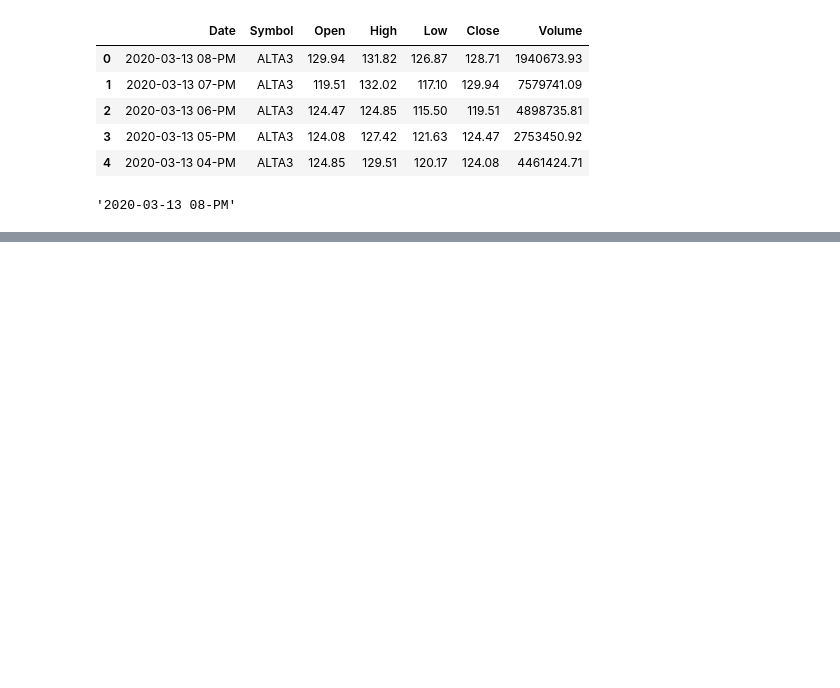
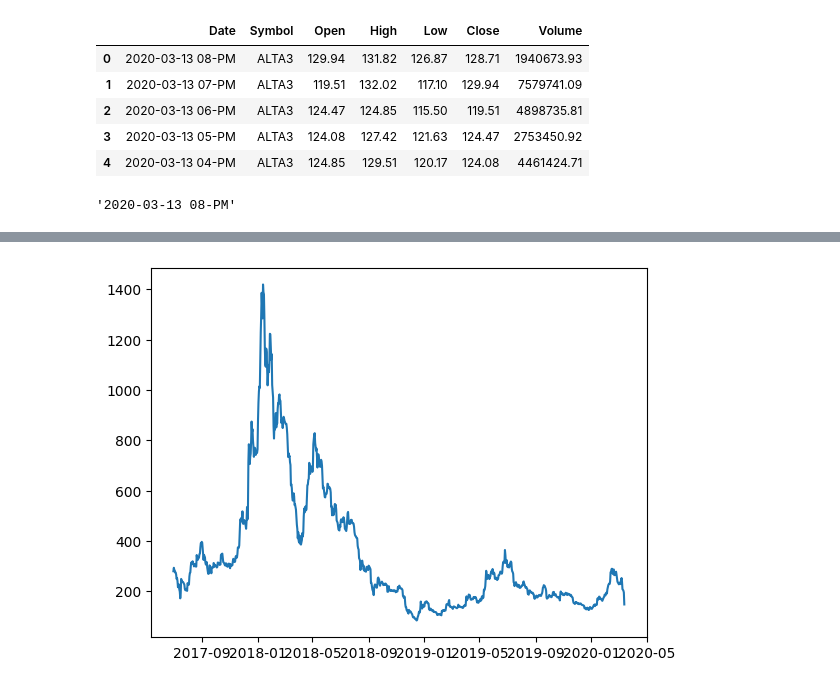
Before and after one commit to zaizarj/mycode, a Jupyter notebook: time-series/timeseries01.ipynb, the cells around one changed output, grey strips where cells are left out. Cells and saved outputs as stored; diff of their text form; code cells hidden in the pictures; blank space fills up the shorter version.

```diff
--- a/time-series/timeseries01.ipynb
+++ b/time-series/timeseries01.ipynb
@@ -23,0 +41,12 @@ DateParseError: Unknown datetime string format, unable to parse: 2020-03-13 08-P
+# %%
+import pandas as pd
+from datetime import datetime
+
+# `timelord` is set to equal a lambda function, which is a shorthand function
+# what it will do is pass each string in the "date" column against the datetime.strptime method
+# and the format string we already made
+timelord= lambda eachdatestr: datetime.strptime(eachdatestr, "%Y-%m-%d %I-%p")
+
+df= pd.read_csv("stocks.csv", parse_dates=["Date"], date_parser=timelord)
+
+df.head()
@@ -23,0 +76,3 @@ DateParseError: Unknown datetime string format, unable to parse: 2020-03-13 08-P
+# %%
+df["Week Day"]= df["Date"].dt.day_name()
+df
@@ -23,0 +141,3 @@ DateParseError: Unknown datetime string format, unable to parse: 2020-03-13 08-P
+# %%
+df.set_index("Date", inplace=True)
+df
@@ -23,0 +217,10 @@ DateParseError: Unknown datetime string format, unable to parse: 2020-03-13 08-P
+# %%
+# https://pandas.pydata.org/pandas-docs/stable/user_guide/timeseries.html#dateoffset-objects
+
+# df["High"].resample("2D") <-- this would sample every other day
+# df["High"].resample("W") <-- this would sample every week
+# df["High"].resample("3W") <-- this would sample every three weeks
+
+# return the max value of "High" for every 24 hour period!
+highs= df["High"].resample("D").max()
+highs
@@ -23,0 +241,7 @@ DateParseError: Unknown datetime string format, unable to parse: 2020-03-13 08-P
+# %%
+from matplotlib import pyplot as plt
+
+plt.plot(highs)
+plt.show()
+# %% [output]
+[figure, added]
```
Also changed, not shown: parts of 21 cells of this notebook, 2 other files.
